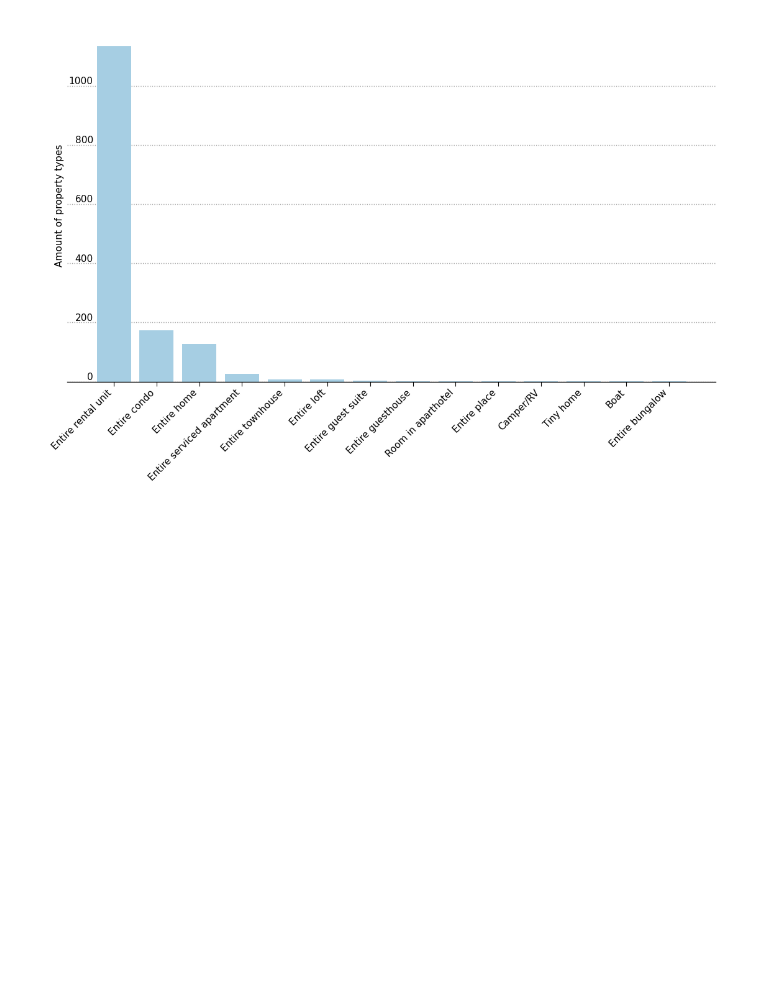
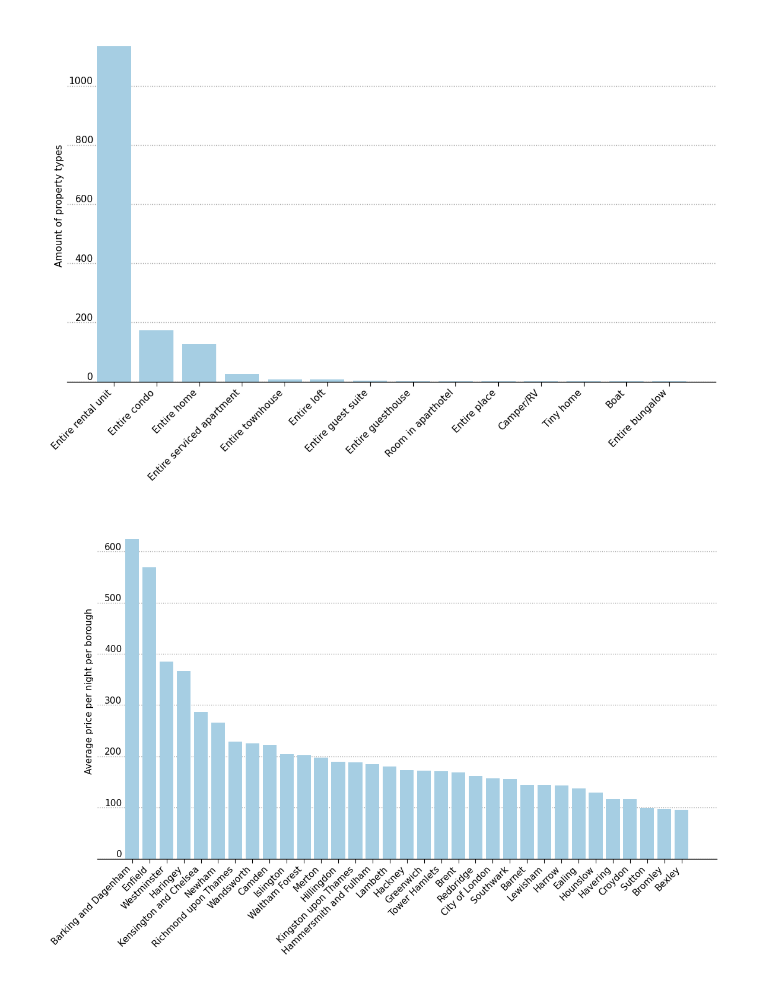
Before and after one commit to capac/short-term-rents-in-london, a Jupyter notebook: data-analysis.ipynb, the cells around one changed output. Cells and saved outputs as stored; diff of their text form; code cells hidden in the pictures; blank space fills up the shorter version.

Commit message:
Added average price per night per borough plot

```diff
--- a/data-analysis.ipynb
+++ b/data-analysis.ipynb
@@ -141,3 +141,13 @@ ax.set_ylabel('Amount of property types')
 plt.setp(ax.get_xticklabels(), rotation=45, ha='right');
 # %% [output]
 [figure]
+# %%
+average_price_per_borough_df = inside_airbnb_df.price.groupby(inside_airbnb_df.borough).mean()
+average_price_per_borough_df.sort_values(ascending=False, inplace=True)
+# %%
+fig, ax = plt.subplots(nrows=1, ncols=1)
+ax.bar(average_price_per_borough_df.index, average_price_per_borough_df.values)
+plt.setp(ax.get_xticklabels(), rotation=45, ha='right')
+ax.set_ylabel('Average price per night per borough');
+# %% [output]
+[figure, added]
```
